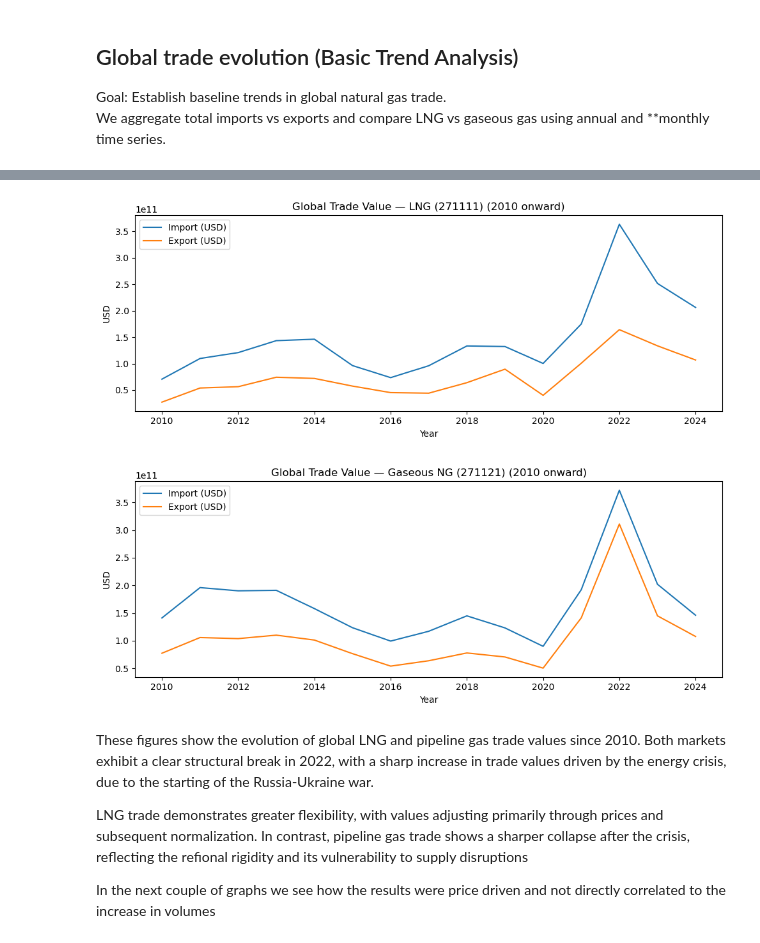
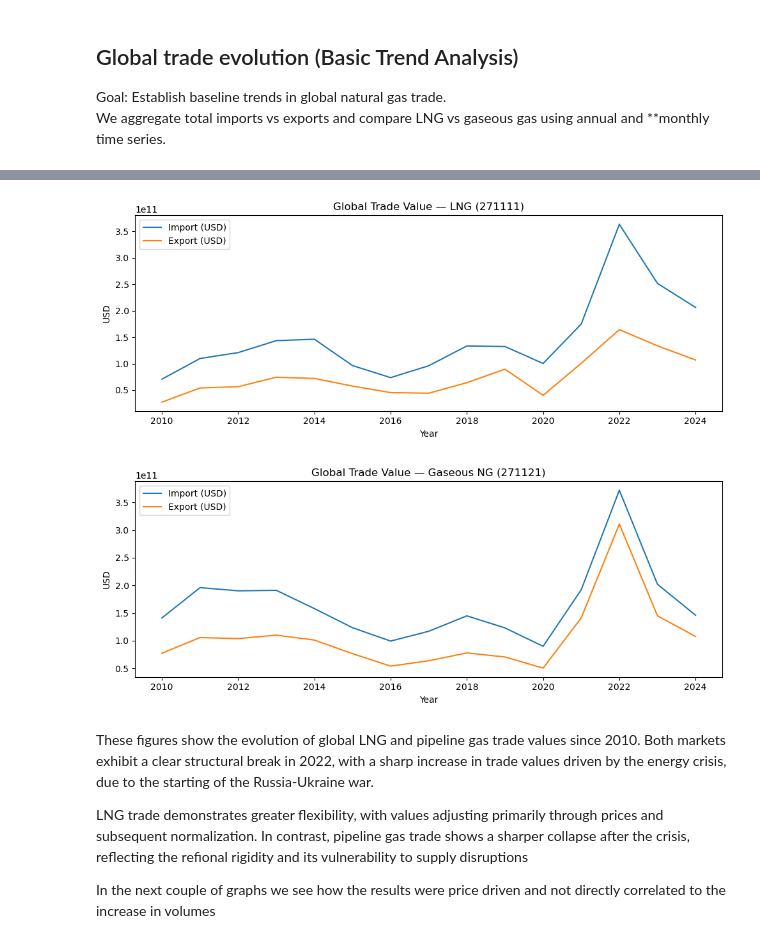
Before and after one commit to ron309/JEM_207-Data_Processing_in_Python_Projecct, a Jupyter notebook: Analysis.ipynb, the cells around one changed output, grey strips where cells are left out. Cells and saved outputs as stored; diff of their text form; code cells hidden in the pictures.

```diff
--- a/Analysis.ipynb
+++ b/Analysis.ipynb
@@ -81,36 +85,34 @@ annual_val.head()
 # %%
-annual_val_piv = (
-    annual_val
-    .pivot_table(
-        index=["refYear", "product"],
-        columns="flow",
-        values="value_usd",
-        fill_value=0
-    )
-    .reset_index()
+def plot_trade_by_product(df, products, start_year=None,figsize=(10, 4)):
+    """
+    Plot Import and Export values over time for given products.
+    """
+    for prod in products:
+        tmp = df[df["product"] == prod].sort_values("refYear")
+
+        if start_year is not None:
+            tmp = tmp[tmp["refYear"] >= start_year]
+
+        plt.figure(figsize=figsize)
+        plt.plot(tmp["refYear"], tmp.get("Import", 0), label="Import (USD)")
+        plt.plot(tmp["refYear"], tmp.get("Export", 0), label="Export (USD)")
+        plt.title(f"Global Trade Value — {prod}")
+        plt.xlabel("Year")
+        plt.ylabel("USD")
+        plt.legend()
+        plt.tight_layout()
+        plt.show()
+
+products = ["LNG (271111)", "Gaseous NG (271121)"]
+
+plot_trade_by_product(
+    annual_val_piv,
+    products,
+    start_year=2010
 )
-
-annual_val_piv["net_trade_usd"] = (
-    annual_val_piv.get("Export", 0) - annual_val_piv.get("Import", 0)
-)
-
-# annual_val_piv.head()
-
-for prod in ["LNG (271111)", "Gaseous NG (271121)"]:
-    tmp = annual_val_piv[annual_val_piv["product"] == prod].sort_values("refYear")
-
-    plt.figure(figsize=(10,4))
-    plt.plot(tmp["refYear"], tmp["Import"], label="Import (USD)")
-    plt.plot(tmp["refYear"], tmp["Export"], label="Export (USD)")
-    plt.title(f"Global Trade Value — {prod} (2010 onward)")
-    plt.xlabel("Year")
-    plt.ylabel("USD")
-    plt.legend()
-    plt.tight_layout()
-    plt.show()
 # %% [output]
-[figure, old version]
+[figure, new version]
-[figure, old version]
+[figure, new version]
 # %% [markdown]
 These figures show the evolution of global LNG and pipeline gas trade values since 2010. Both markets exhibit a clear structural break in 2022, with a sharp increase in trade values driven by the energy crisis, due to the starting of the Russia-Ukraine war.
 
```
Also changed, not shown: parts of 27 cells of this notebook.
